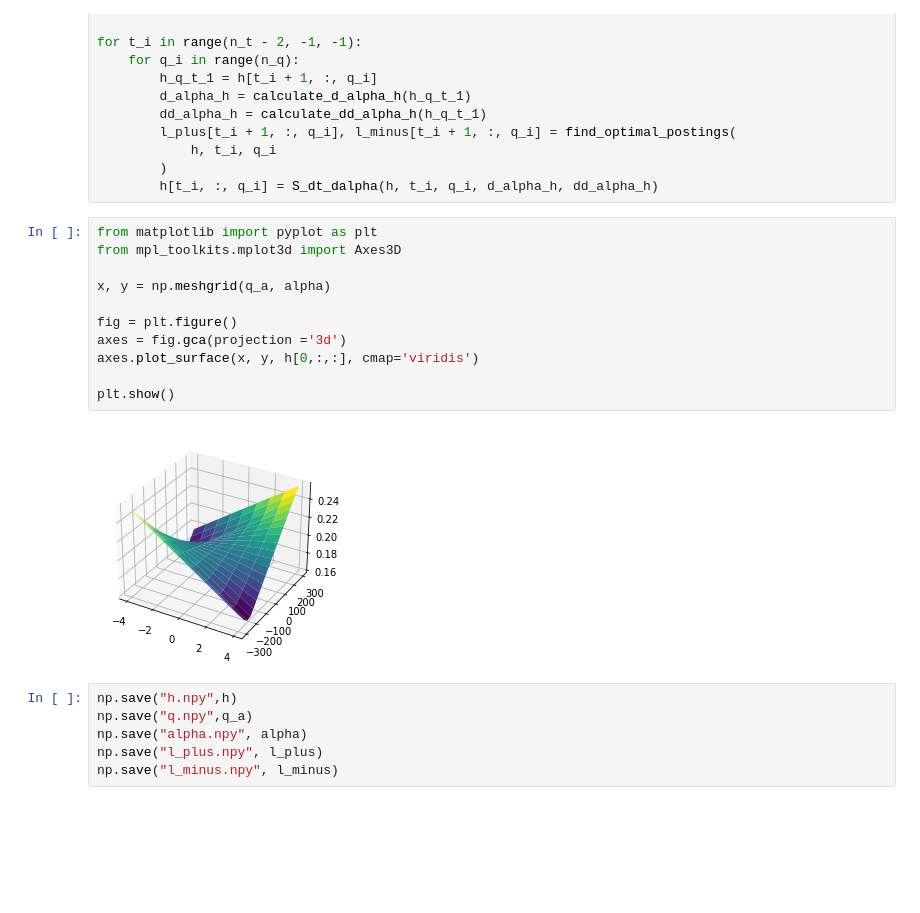
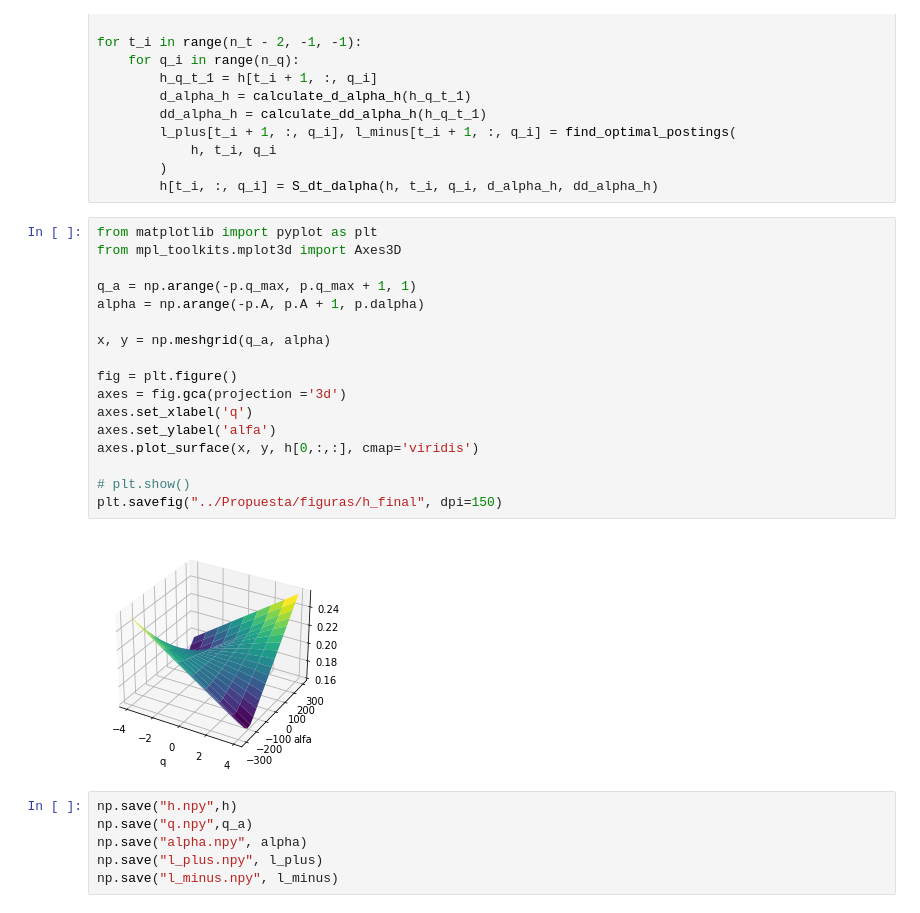
Before and after one commit to cavallofederico/marketmaking, a Jupyter notebook: market_making_alpha_signals - fede.ipynb, the cells around one changed output. Cells and saved outputs as stored; diff of their text form; blank space fills up the shorter version.

Commit message:
Latest changes to alpha signals

```diff
--- a/market_making_alpha_signals - fede.ipynb
+++ b/market_making_alpha_signals - fede.ipynb
@@ -244,16 +244,22 @@ for t_i in range(n_t - 2, -1, -1):
 # %%
 from matplotlib import pyplot as plt
 from mpl_toolkits.mplot3d import Axes3D
+
+q_a = np.arange(-p.q_max, p.q_max + 1, 1)
+alpha = np.arange(-p.A, p.A + 1, p.dalpha)
 
 x, y = np.meshgrid(q_a, alpha)
 
 fig = plt.figure()
 axes = fig.gca(projection ='3d')
+axes.set_xlabel('q')
+axes.set_ylabel('alfa')
 axes.plot_surface(x, y, h[0,:,:], cmap='viridis')
 
-plt.show()
+# plt.show()
+plt.savefig("../Propuesta/figuras/h_final", dpi=150)
 # %% [output]
-[figure, old version]
+[figure, new version]
 # %%
 np.save("h.npy",h)
 np.save("q.npy",q_a)
```
Also changed, not shown: parts of 4 cells of this notebook.
